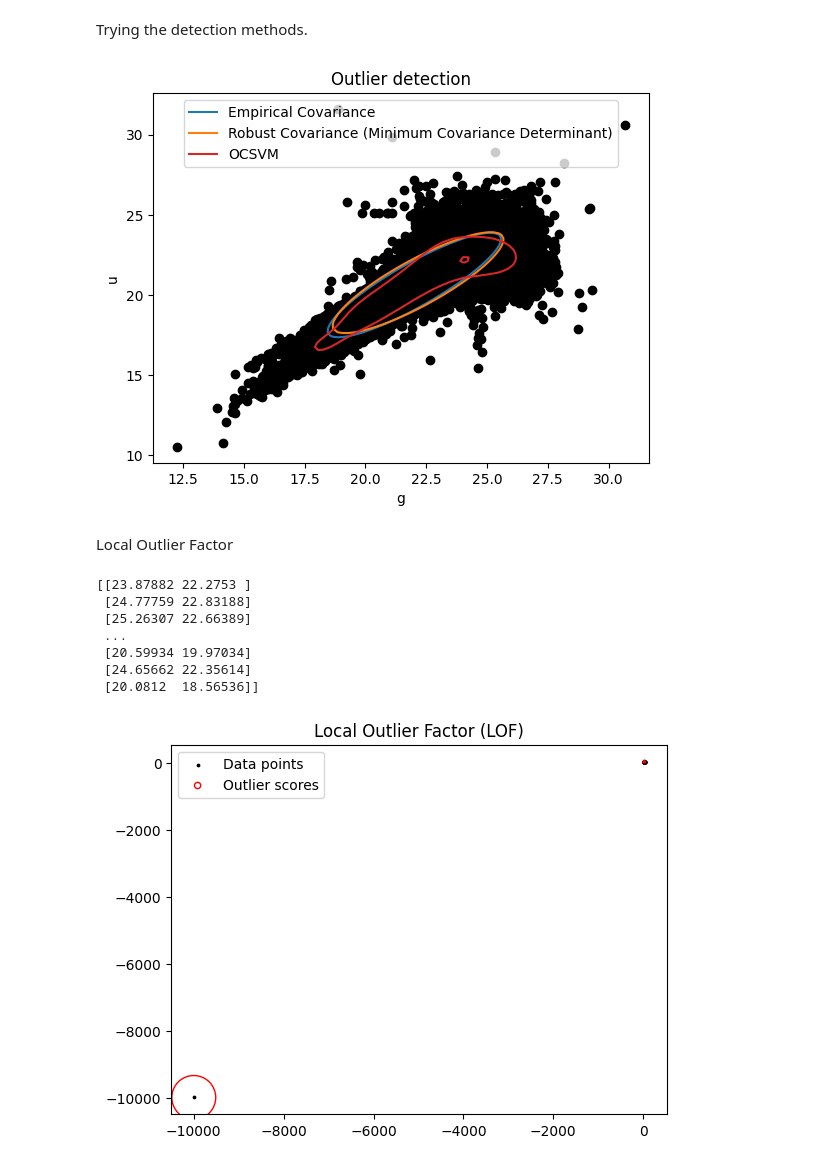
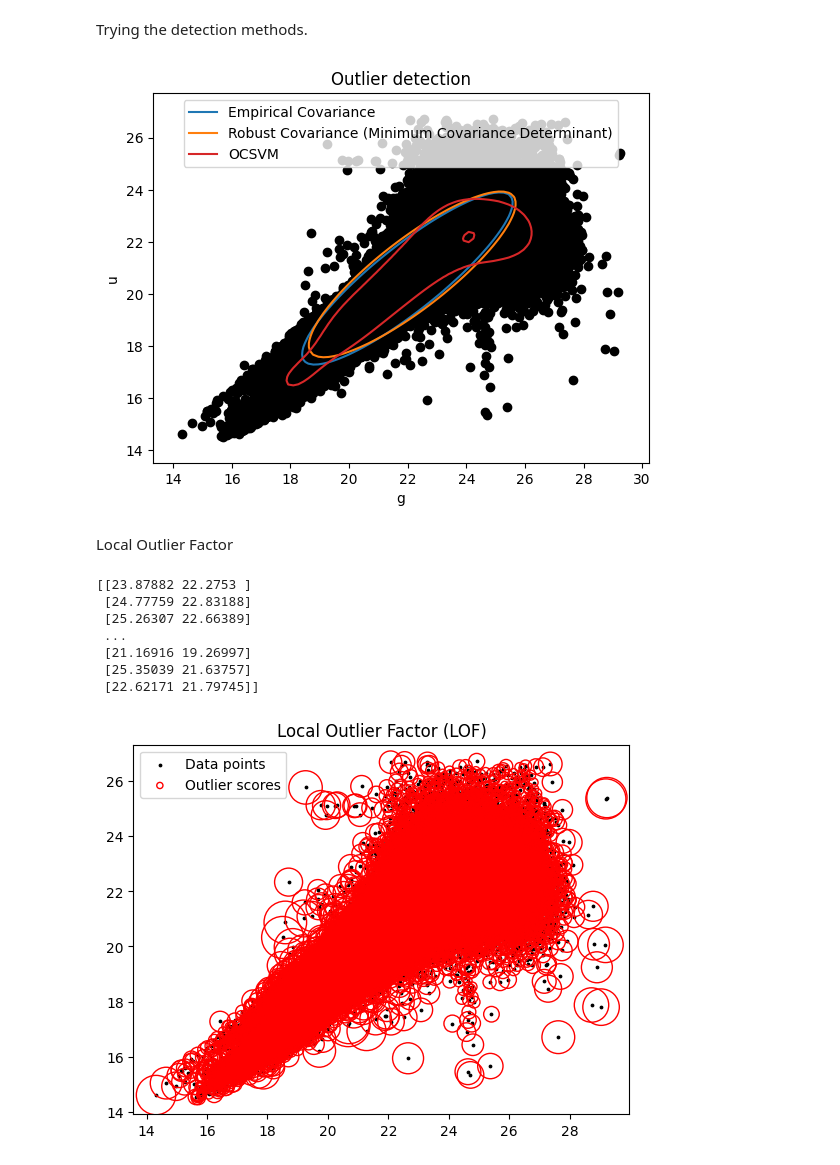
Before and after one commit to cookepoli/Bennett_CookePolitikos_CS368_StellarClassification, a Jupyter notebook: Scripts and notebooks/outlier_analysis.ipynb, the cells around one changed output. Saved outputs shown, nothing was run; the diff lists cells and outputs as text; code cells hidden in the pictures.

```diff
--- a/Scripts and notebooks/outlier_analysis.ipynb
+++ b/Scripts and notebooks/outlier_analysis.ipynb
@@ -35,0 +37,4 @@ print(X)
+# %%
+df = df.drop(columns=['obj_ID', 'run_ID', 'rerun_ID', 'cam_col', 'field_ID', 'spec_obj_ID', 'plate', 'MJD', 'fiber_ID'])
+print(df.describe())
+print(df['class'])
@@ -35,0 +59,34 @@ print(X)
+# %%
+std = df.alpha.std()
+mean = df.alpha.mean()
+df = df.drop(df[(df.alpha.le(mean-3*std)) | (df.alpha.ge(mean+3*std))].index)
+
+std = df.delta.std()
+mean = df.delta.mean()
+df = df.drop(df[(df.delta.le(mean-3*std)) | (df.delta.ge(mean+3*std))].index)
+
+std = df.u.std()
+mean = df.u.mean()
+df = df.drop(df[(df.u.le(mean-3*std)) | (df.u.ge(mean+3*std))].index)
+
+std = df.g.std()
+mean = df.g.mean()
+df = df.drop(df[(df.g.le(mean-3*std)) | (df.g.ge(mean+3*std))].index)
+
+std = df.r.std()
+mean = df.r.mean()
+df = df.drop(df[(df.r.le(mean-3*std)) | (df.r.ge(mean+3*std))].index)
+
+std = df.i.std()
+mean = df.i.mean()
+df = df.drop(df[(df.i.le(mean-3*std)) | (df.i.ge(mean+3*std))].index)
+
+std = df.z.std()
+mean = df.z.mean()
+df = df.drop(df[(df.z.le(mean-3*std)) | (df.z.ge(mean+3*std))].index)
+
+std = df.redshift.std()
+mean = df.redshift.mean()
+df = df.drop(df[(df.redshift.le(mean-3*std)) | (df.redshift.ge(mean+3*std))].index)
+
+print(df.describe())
@@ -41,36 +120,38 @@ import matplotlib.pyplot as plt
 
 from sklearn.datasets import load_wine
  # two clusters
+
+X = df[['u','g']].to_numpy()
 
 fig, ax = plt.subplots()
 colors = ["tab:blue", "tab:orange", "tab:red"]
 # Learn a frontier for outlier detection with several classifiers
 legend_lines = []
 for color, (name, estimator) in zip(colors, estimators.items()):
     estimator.fit(X)
     DecisionBoundaryDisplay.from_estimator(
         estimator,
         X,
         response_method="decision_function",
         plot_method="contour",
         levels=[0],
         colors=color,
         ax=ax,
     )
     legend_lines.append(mlines.Line2D([], [], color=color, label=name))
 
 
 ax.scatter(X[:, 0], X[:, 1], color="black")
 
 
 ax.legend(handles=legend_lines, loc="upper center")
 _ = ax.set(
     xlabel="g",
     ylabel="u",
     title="Outlier detection",
 )
 # %% [output]
-[figure, old version]
+[figure, new version]
 # %% [markdown]
 Local Outlier Factor
 # %%
@@ -80,9 +161,9 @@ print(X)
  [24.77759 22.83188]
  [25.26307 22.66389]
  ...
- [20.59934 19.97034]
- [24.65662 22.35614]
- [20.0812  18.56536]]
+ [21.16916 19.26997]
+ [25.35039 21.63757]
+ [22.62171 21.79745]]
 # %%
 from sklearn.neighbors import LocalOutlierFactor
 
@@ -118,4 +199,4 @@ plt.legend(
 plt.title("Local Outlier Factor (LOF)")
 plt.show()
 # %% [output]
-[figure, old version]
+[figure, new version]
```
Also changed, not shown: parts of 5 cells of this notebook, 6 other files.
